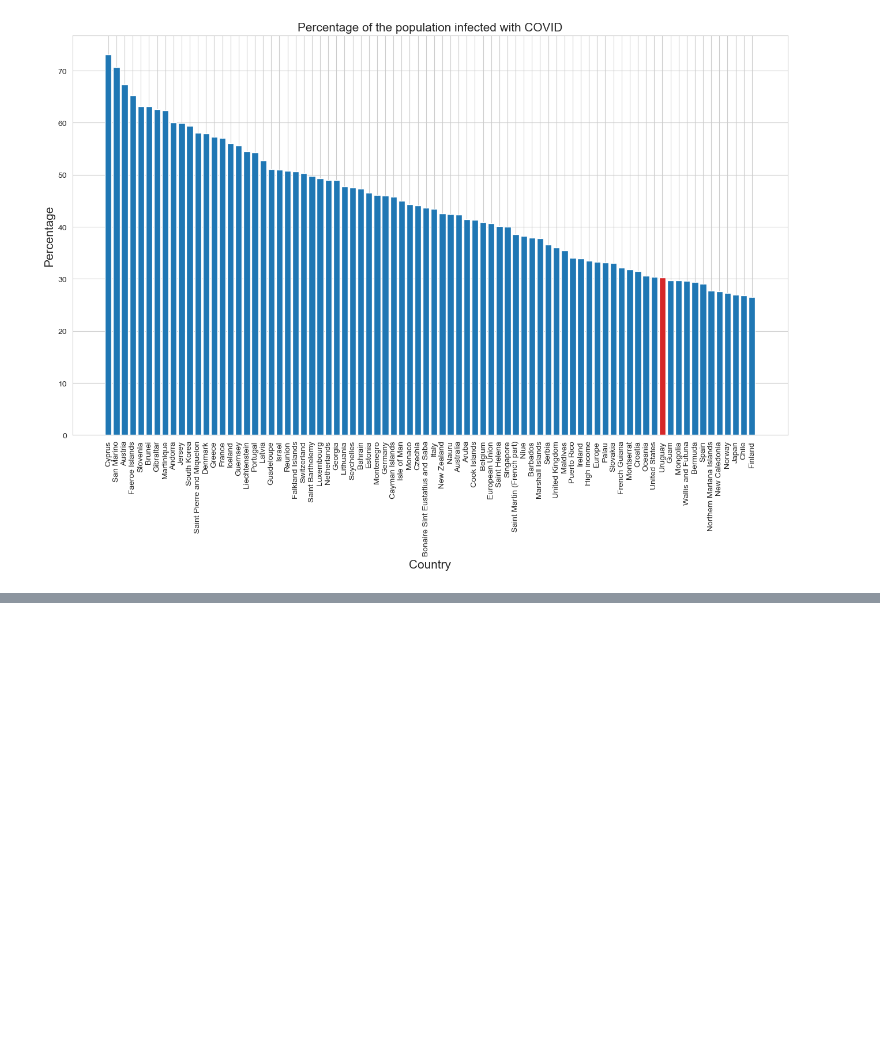
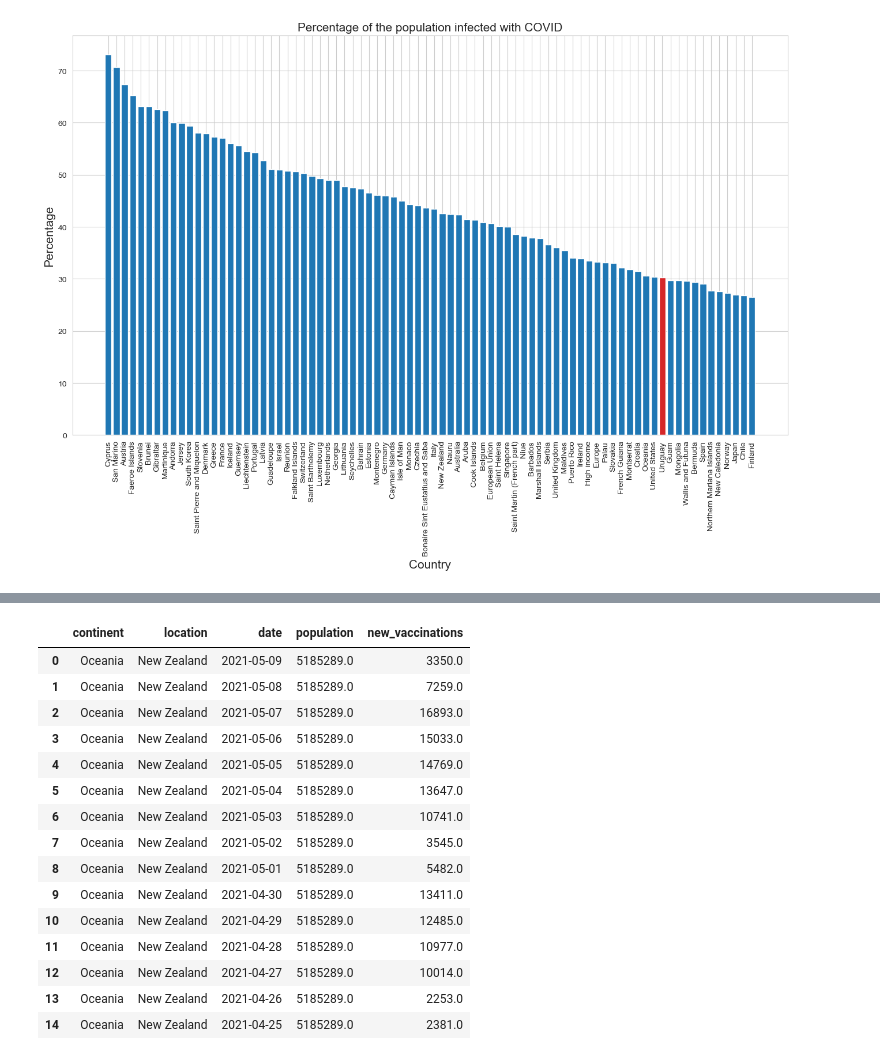
Before and after one commit to David-Almaguer-La-Rosa/SQL-queries-from-Jupyter-Notebook, a Jupyter notebook: Database connection and SQL queries from Jupyter Notebook.ipynb, the cells around one changed output, grey strips where cells are left out. Cells and saved outputs as stored; diff of their text form; code cells hidden in the pictures; blank space fills up the shorter version.

```diff
--- a/Database connection and SQL queries from Jupyter Notebook.ipynb
+++ b/Database connection and SQL queries from Jupyter Notebook.ipynb
@@ -41,3 +40,6 @@ covidvaccinations.to_sql('covidvaccinations', con=engine, index= False)
+# %%
+covidvaccination = pd.read_csv('C:/Users/David/Desktop/SQL for Data Science/COVID project/covidvaccination.csv', sep = ';')
+covidvaccination.to_sql('covidvaccination', con=engine, index= False)
 # %% [markdown]
 ### 4. Implementing SQL queries and visualizations
 # %%
@@ -266,0 +277,33 @@ ax.tick_params(axis='x', rotation=90);
+# %%
+# doing JOIN query to explore vaccination rates around world
+sql='''
+    SELECT D.continent, D.location, D.date, D.population, V.new_vaccinations
+    FROM coviddeaths D
+    JOIN covidvaccination V
+    ON D.location = V.location
+    AND D.date = V.date
+    WHERE D.continent IS NOT NULL
+    ORDER BY continent, location
+    LIMIT 15 OFFSET 254036
+'''
+query = connection.execute(text(sql))
+result = query.fetchall()
+df_6 = pd.DataFrame(result)
+df_6
+# %% [output]
+|  | continent | location | date | population | new_vaccinations |
+| 0 | Oceania | New Zealand | 2021-05-09 | 5185289.0 | 3350.0 |
+| 1 | Oceania | New Zealand | 2021-05-08 | 5185289.0 | 7259.0 |
+| 2 | Oceania | New Zealand | 2021-05-07 | 5185289.0 | 16893.0 |
+| 3 | Oceania | New Zealand | 2021-05-06 | 5185289.0 | 15033.0 |
+| 4 | Oceania | New Zealand | 2021-05-05 | 5185289.0 | 14769.0 |
+| 5 | Oceania | New Zealand | 2021-05-04 | 5185289.0 | 13647.0 |
+| 6 | Oceania | New Zealand | 2021-05-03 | 5185289.0 | 10741.0 |
+| 7 | Oceania | New Zealand | 2021-05-02 | 5185289.0 | 3545.0 |
+| 8 | Oceania | New Zealand | 2021-05-01 | 5185289.0 | 5482.0 |
+| 9 | Oceania | New Zealand | 2021-04-30 | 5185289.0 | 13411.0 |
+| 10 | Oceania | New Zealand | 2021-04-29 | 5185289.0 | 12485.0 |
+| 11 | Oceania | New Zealand | 2021-04-28 | 5185289.0 | 10977.0 |
+| 12 | Oceania | New Zealand | 2021-04-27 | 5185289.0 | 10014.0 |
+| 13 | Oceania | New Zealand | 2021-04-26 | 5185289.0 | 2253.0 |
+| 14 | Oceania | New Zealand | 2021-04-25 | 5185289.0 | 2381.0 |
```
Also changed, not shown: parts of 11 cells of this notebook.
